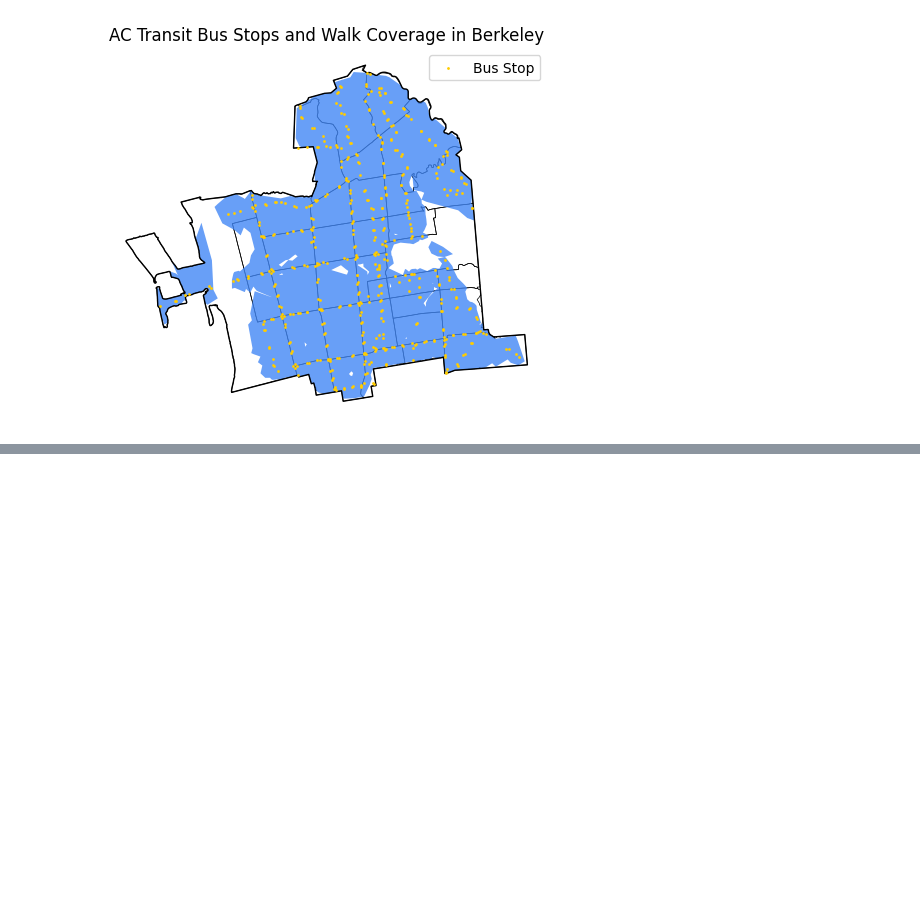
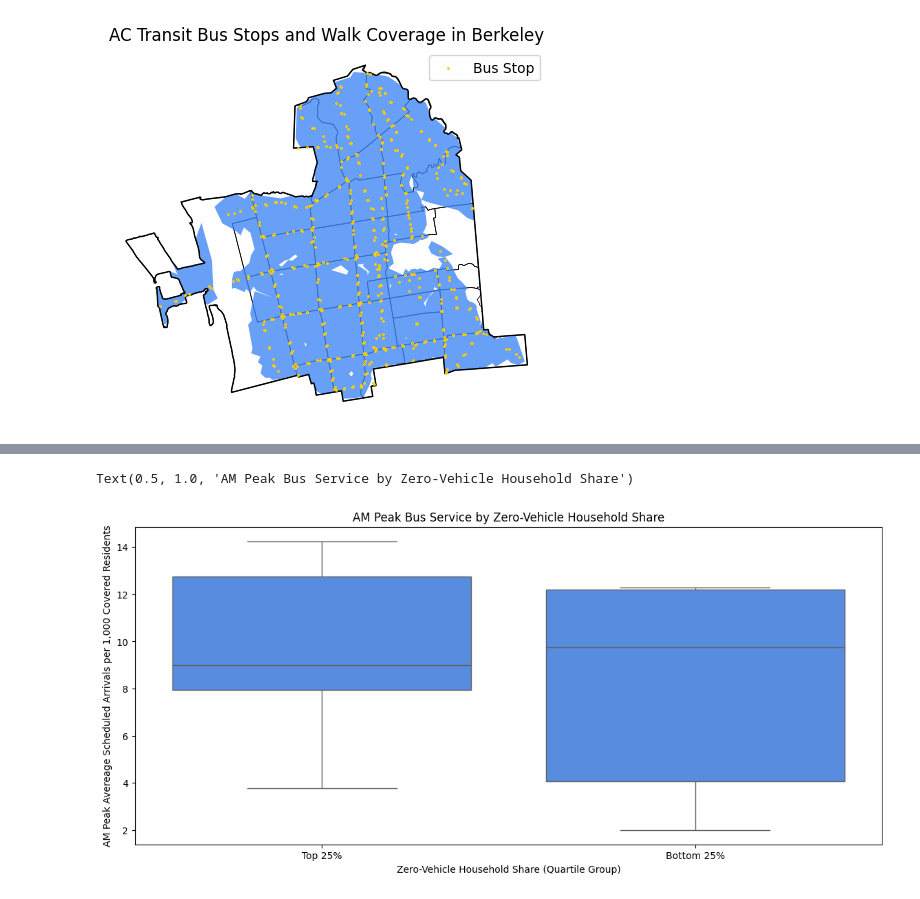
Before and after one commit to lequangvincent/ac-transit-equity, a Jupyter notebook: src/notebooks/visualization.ipynb, the cells around one changed output, grey strips where cells are left out. Saved outputs shown, nothing was run; the diff lists cells and outputs as text; code cells hidden in the pictures; blank space fills up the shorter version.

```diff
--- a/src/notebooks/visualization.ipynb
+++ b/src/notebooks/visualization.ipynb
@@ -126,0 +188,32 @@ plt.show()
+# %%
+peak_time_block_arrivals = gpd.read_file(
+    file_path("peak_time_block_arrivals.geojson")
+)
+# %%
+am_time_block_arrivals = peak_time_block_arrivals[peak_time_block_arrivals["time_block"] == "AM Peak (7–9:59)"].reset_index(drop=True)
+q25 = am_time_block_arrivals["%_no_vehicle_households"].quantile(0.25)
+q75 = am_time_block_arrivals["%_no_vehicle_households"].quantile(0.75)
+
+am_time_block_arrivals["access_group"] = "Middle 50%"
+
+am_time_block_arrivals.loc[am_time_block_arrivals["%_no_vehicle_households"] <= q25, "access_group"] = "Top 25%"
+am_time_block_arrivals.loc[am_time_block_arrivals["%_no_vehicle_households"] >= q75, "access_group"] = "Bottom 25%"
+
+am_time_block_arrivals = am_time_block_arrivals[(am_time_block_arrivals["access_group"] == "Bottom 25%") | (am_time_block_arrivals["access_group"] == "Top 25%")]
+
+plt.figure(figsize=(14, 6))
+
+ax = sns.boxplot(
+    data=am_time_block_arrivals,
+    x="access_group",
+    y="average_arrivals_normalized",
+    showfliers=False,
+    color="#4287f5",
+)
+
+ax.set_xlabel("Zero-Vehicle Household Share (Quartile Group)")
+ax.set_ylabel("AM Peak Avereage Scheduled Arrivals per 1,000 Covered Residents")
+ax.set_title("AM Peak Bus Service by Zero-Vehicle Household Share")
+# %% [output]
+Text(0.5, 1.0, 'AM Peak Bus Service by Zero-Vehicle Household Share')
+[figure, added]
```
Also changed, not shown: parts of 7 cells of this notebook, 12 other files.
